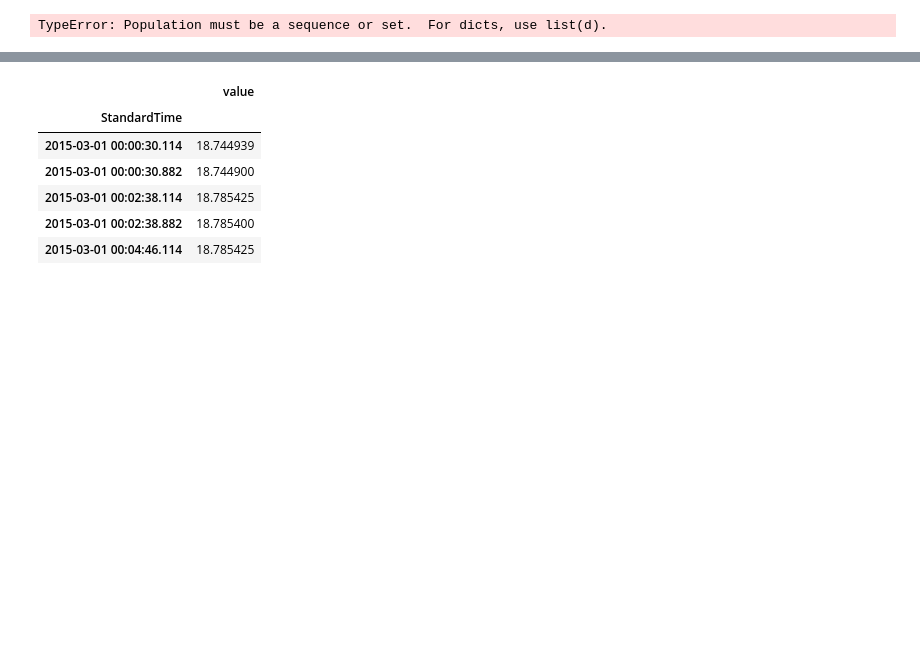
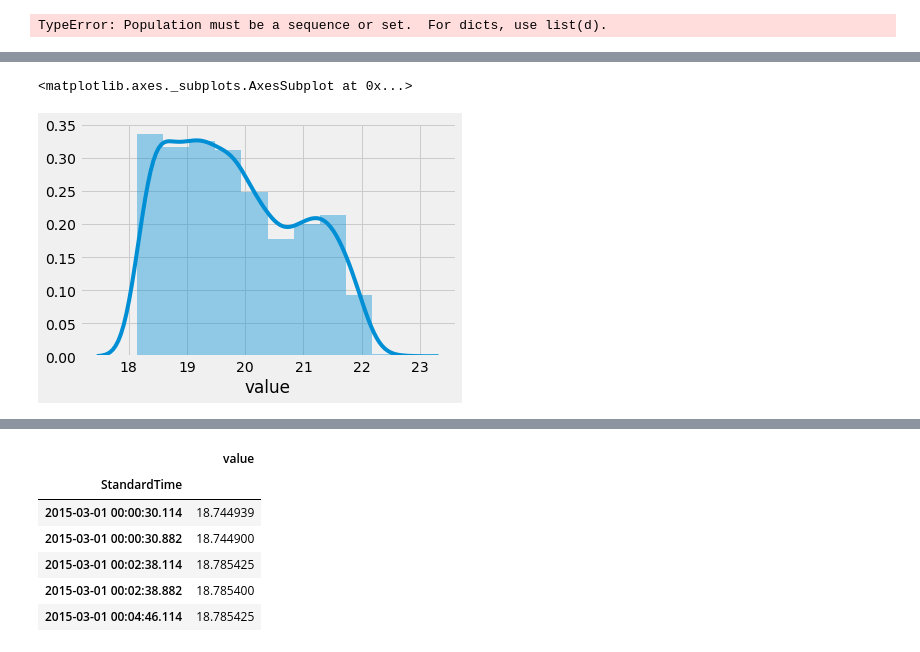
Before and after one commit to parinyad123/Telemetry_Project, a Jupyter notebook: Predict_time_Series/Telemetry/TANKTEMP092_098.ipynb, the cells around one changed output, grey strips where cells are left out. Drawn from its saved outputs; the diff is of its cells as text; code cells hidden in the pictures; blank space fills up the shorter version.

```diff
--- a/Predict_time_Series/Telemetry/TANKTEMP092_098.ipynb
+++ b/Predict_time_Series/Telemetry/TANKTEMP092_098.ipynb
@@ -229,0 +252,5 @@ data.shape()
+# %%
+sns.distplot(data_rd['value'],bins=10)
+# %% [output]
+<matplotlib.axes._subplots.AxesSubplot at 0x...>
+[figure, added]
```
Also changed, not shown: parts of 31 cells of this notebook.
